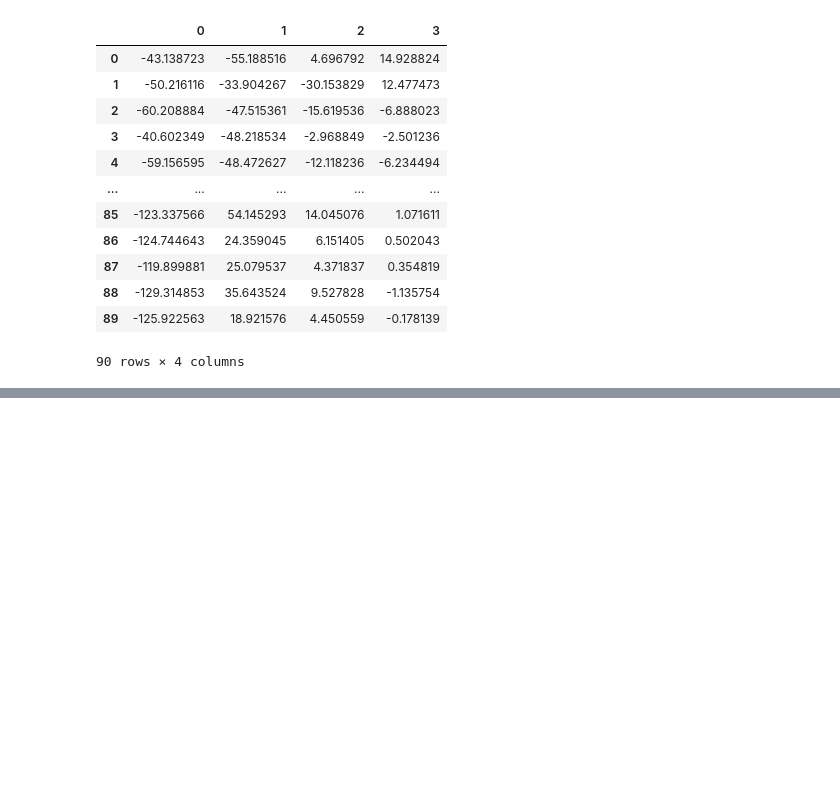
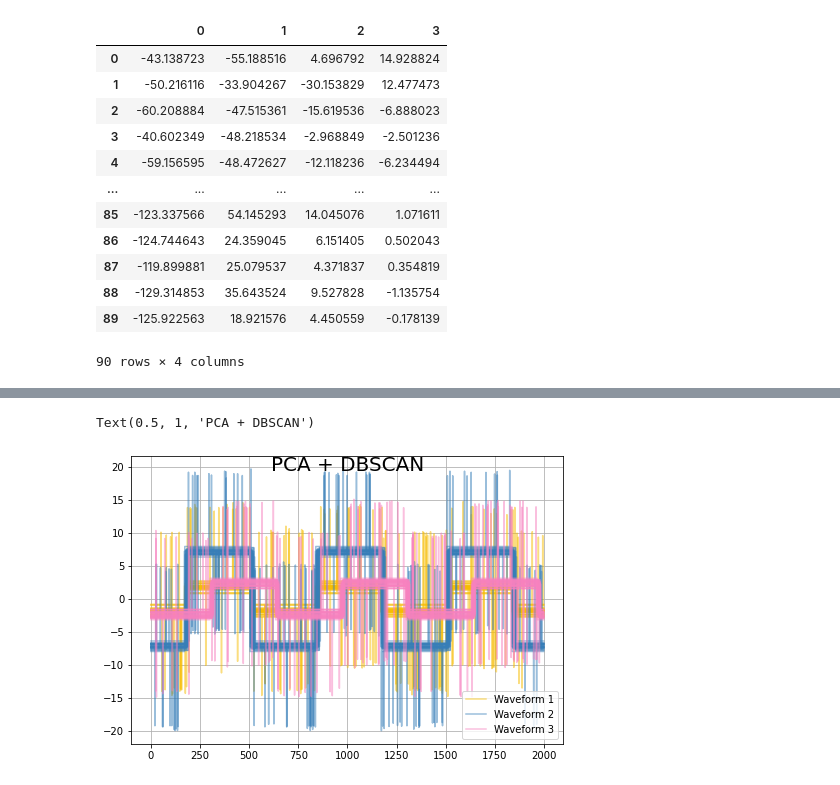
Before and after one commit to zmadscientist/TimeSeriesPCA, a Jupyter notebook: PCA_Clustering.ipynb, the cells around one changed output, grey strips where cells are left out. Cells and saved outputs as stored; diff of their text form; code cells hidden in the pictures; blank space fills up the shorter version.

```diff
--- a/PCA_Clustering.ipynb
+++ b/PCA_Clustering.ipynb
@@ -136,0 +122,18 @@ Text(0.5, 1, 'PCA + DBSCAN')
+# %%
+# Plot the ground-truth labelling
+plt.figure()
+plt.axes([0, 0, 1, 1])
+for l, color, n in zip(range(n_clusters), colors, labels):
+    lines = plt.plot(X[y == l].T, c=color, alpha=0.5)
+    lines[0].set_label(n)
+
+plt.legend(loc="best")
+
+
+plt.axis("tight")
+plt.axis("on")
+plt.grid()
+plt.suptitle("PCA + DBSCAN", size=20, y=1)
+# %% [output]
+Text(0.5, 1, 'PCA + DBSCAN')
+[figure, added]
```
Also changed, not shown: parts of 4 cells of this notebook.
